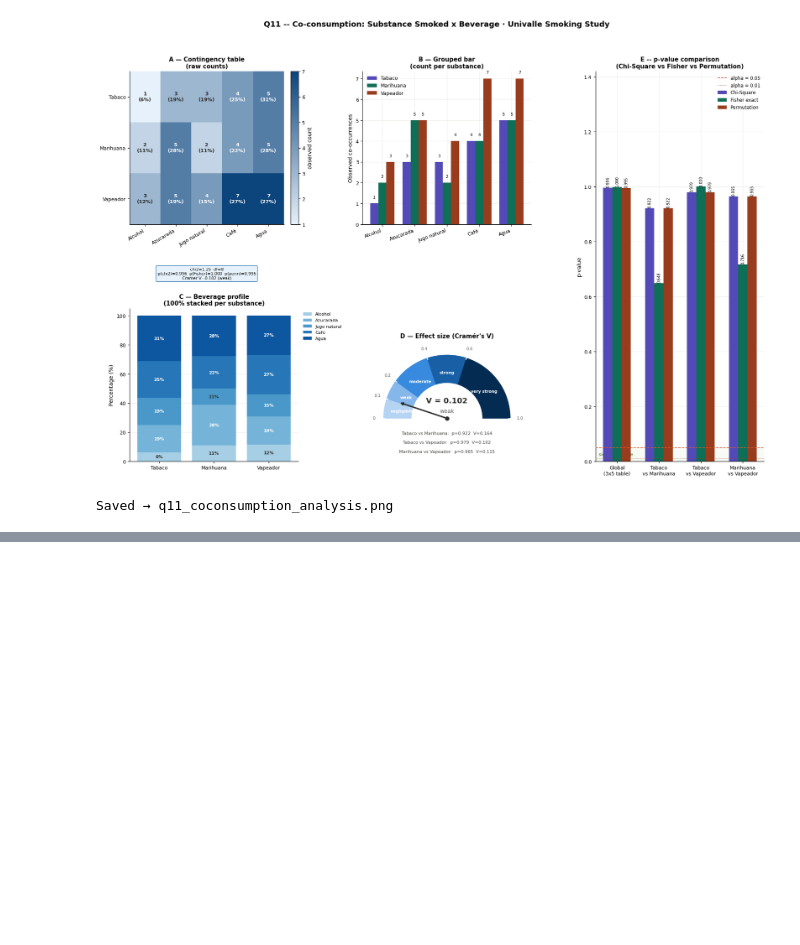
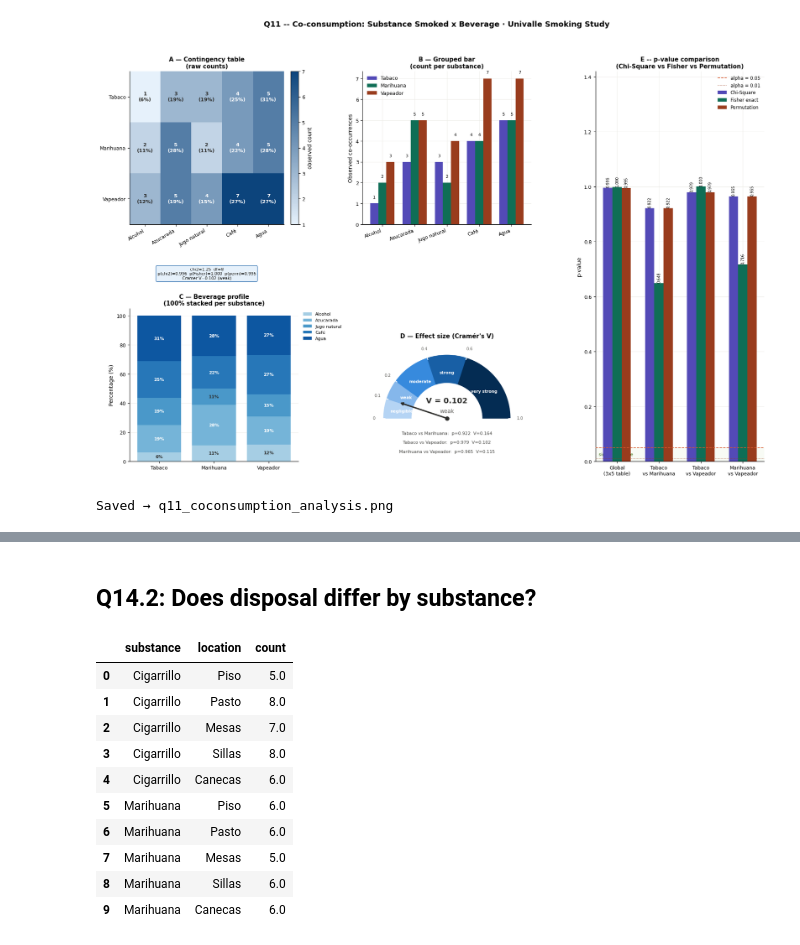
Before and after one commit to andresmg42/Analysis-POCUC-proyect, a Jupyter notebook: notebooks/analisis.ipynb, the cells around one changed output, grey strips where cells are left out. Cells and saved outputs as stored; diff of their text form; code cells hidden in the pictures; blank space fills up the shorter version.

Commit message:
question 14, 14.1,14.2 added

```diff
--- a/notebooks/analisis.ipynb
+++ b/notebooks/analisis.ipynb
@@ -2177,0 +2304,35 @@ Saved → q11_coconsumption_analysis.png
+# %% [markdown]
+## Q14.2: Does disposal differ by substance?
+# %%
+df=pd.read_sql("""
+SELECT
+    CASE
+        WHEN question_id IN (156,157,158,159,160) THEN 'Cigarrillo'
+        WHEN question_id IN (162,163,164,165,166) THEN 'Marihuana'
+    END AS substance,
+    CASE
+        WHEN question_id IN (156,162) THEN 'Piso'
+        WHEN question_id IN (157,163) THEN 'Pasto'
+        WHEN question_id IN (158,164) THEN 'Mesas'
+        WHEN question_id IN (159,165) THEN 'Sillas'
+        WHEN question_id IN (160,166) THEN 'Canecas'
+    END AS location,
+    SUM(numeric_value) AS count
+FROM response_response
+WHERE question_id IN (156,157,158,159,160,162,163,164,165,166)
+  AND numeric_value IS NOT NULL
+  AND numeric_value > 0
+GROUP BY substance, location;
+""",co)
+# %% [output]
+|  | substance | location | count |
+| 0 | Cigarrillo | Piso | 5.0 |
+| 1 | Cigarrillo | Pasto | 8.0 |
+| 2 | Cigarrillo | Mesas | 7.0 |
+| 3 | Cigarrillo | Sillas | 8.0 |
+| 4 | Cigarrillo | Canecas | 6.0 |
+| 5 | Marihuana | Piso | 6.0 |
+| 6 | Marihuana | Pasto | 6.0 |
+| 7 | Marihuana | Mesas | 5.0 |
+| 8 | Marihuana | Sillas | 6.0 |
+| 9 | Marihuana | Canecas | 6.0 |
```
Also changed, not shown: parts of 7 cells of this notebook, 1 other file.
